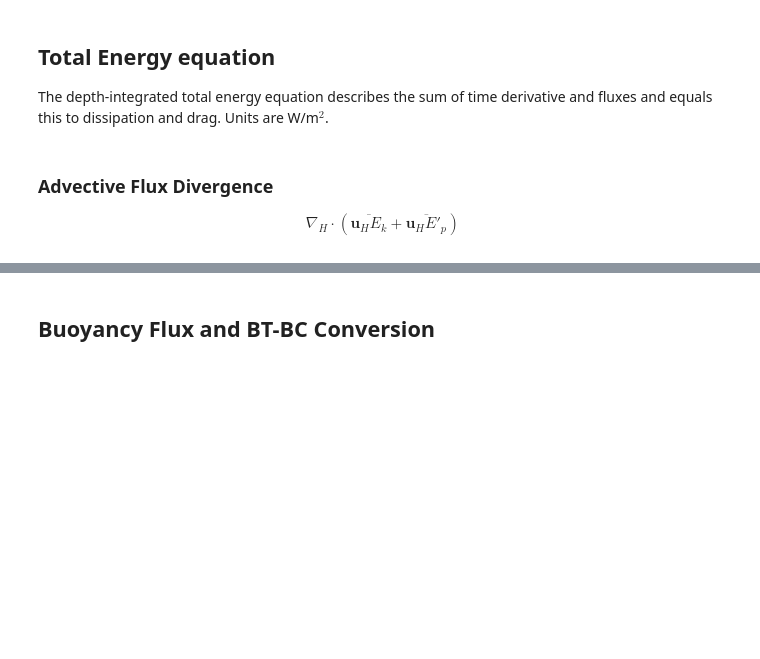
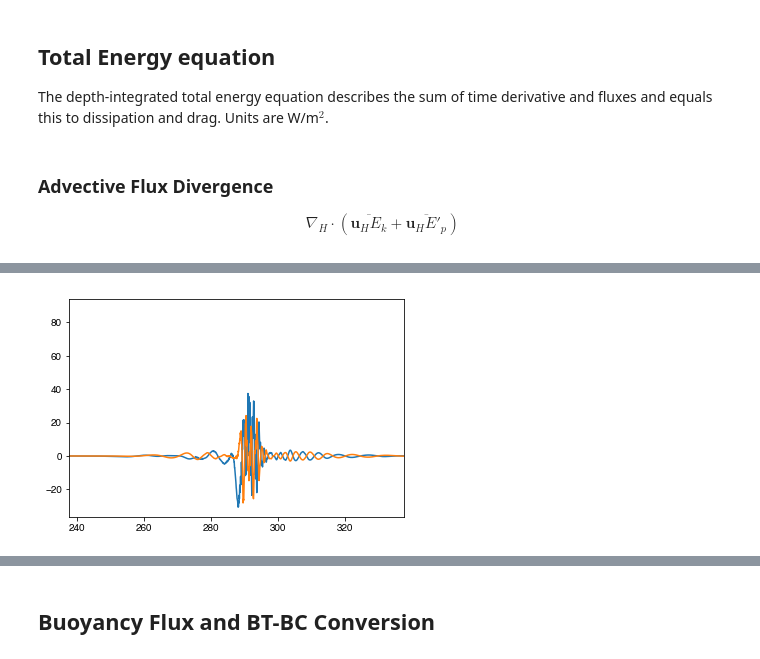
Before and after one commit to gunnarvoet/flow-across-bump, a Jupyter notebook: analysis/bump_analysis_energy.ipynb, the cells around one changed output, grey strips where cells are left out. Saved outputs shown, nothing was run; the diff lists cells and outputs as text; code cells hidden in the pictures; blank space fills up the shorter version.

```diff
--- a/analysis/bump_analysis_energy.ipynb
+++ b/analysis/bump_analysis_energy.ipynb
@@ -97,7 +101,8 @@ phi_hyd2 = np.squeeze(phi_hyd.values)
 RC = np.tile(grid.RC,(2000,1))
 
 # pressure perturbation
-PP = phi_hyd2*rho0 + phi_nh2*rho0
+PP = phi_hyd2*rho0
+q = phi_nh2*rho0
 # %%
 # Bathy Mask
 BathyMask = np.squeeze(np.copy(grid.HFacC.values))
@@ -397,0 +418,11 @@ DivAdvFlux = np.gradient(np.nansum(EppFlux*drFC,axis=1)+np.nansum(EkFlux*drFC,ax
+# %%
+DivBaroPressureFlux = np.gradient(V*H*rho0*gravity*eta,grid.Y,axis=1)
+DivPressureFlux = np.gradient(np.nansum(VC*PP*drFC,axis=1)+eta*VC[:,0,:]*PP[:,0,:],grid.Y,axis=1)
+DivnhPressureFlux = np.gradient(np.nansum(VC*q*drFC,axis=1)+eta*VC[:,0,:]*q[:,0,:],grid.Y,axis=1)
+# %%
+# plt.plot(dist,DivBaroPressureFlux[-1,:])
+plt.plot(dist,DivPressureFlux[-100,:])
+plt.plot(dist,DivnhPressureFlux[-100,:]);
+CenterPlot(50)
+# %% [output]
+[figure, added]
```
Also changed, not shown: parts of 114 cells of this notebook.
